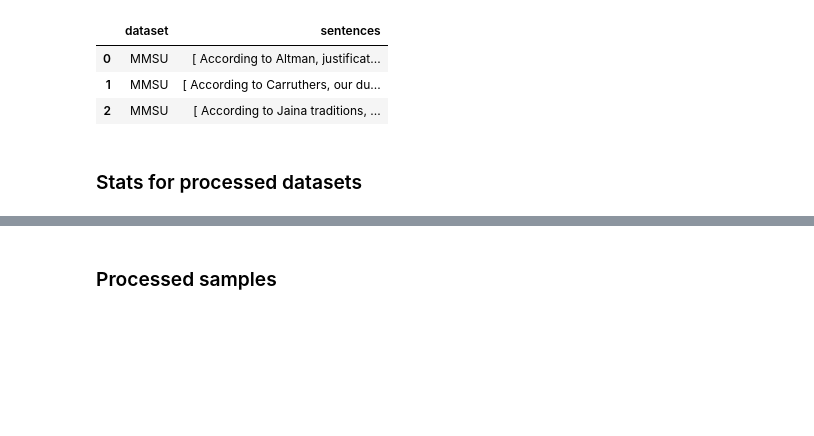
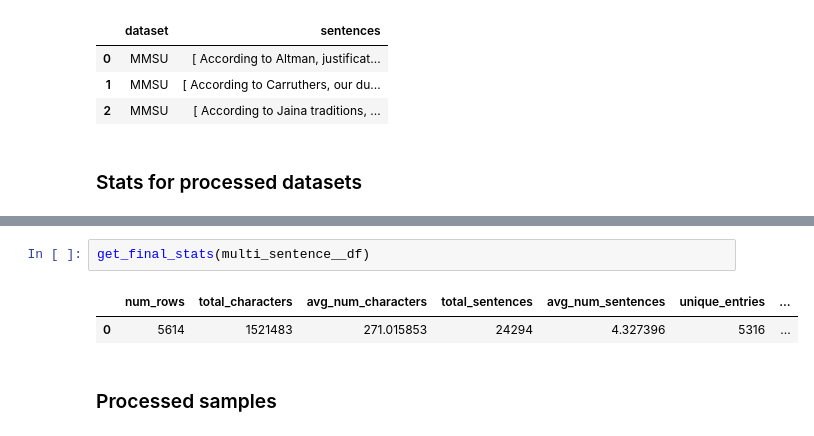
Before and after one commit to Pawlo77/MLLM-Shap, a Jupyter notebook: experiments/data_preparation/voice_bench.ipynb, the cells around one changed output, grey strips where cells are left out. Cells and saved outputs as stored; diff of their text form; blank space fills up the shorter version.

```diff
--- a/experiments/data_preparation/voice_bench.ipynb
+++ b/experiments/data_preparation/voice_bench.ipynb
@@ -464,3 +425,8 @@ pd.DataFrame(
+# %%
+get_final_stats(multi_sentence__df)
+# %% [output]
+|  | num_rows | total_characters | avg_num_characters | total_sentences | avg_num_sentences | unique_entries | ... |
+| 0 | 5614 | 1521483 | 271.015853 | 24294 | 4.327396 | 5316 | ... |
 # %% [markdown]
 
 ### Processed samples
```
Also changed, not shown: parts of 44 cells of this notebook, 6 other files.
